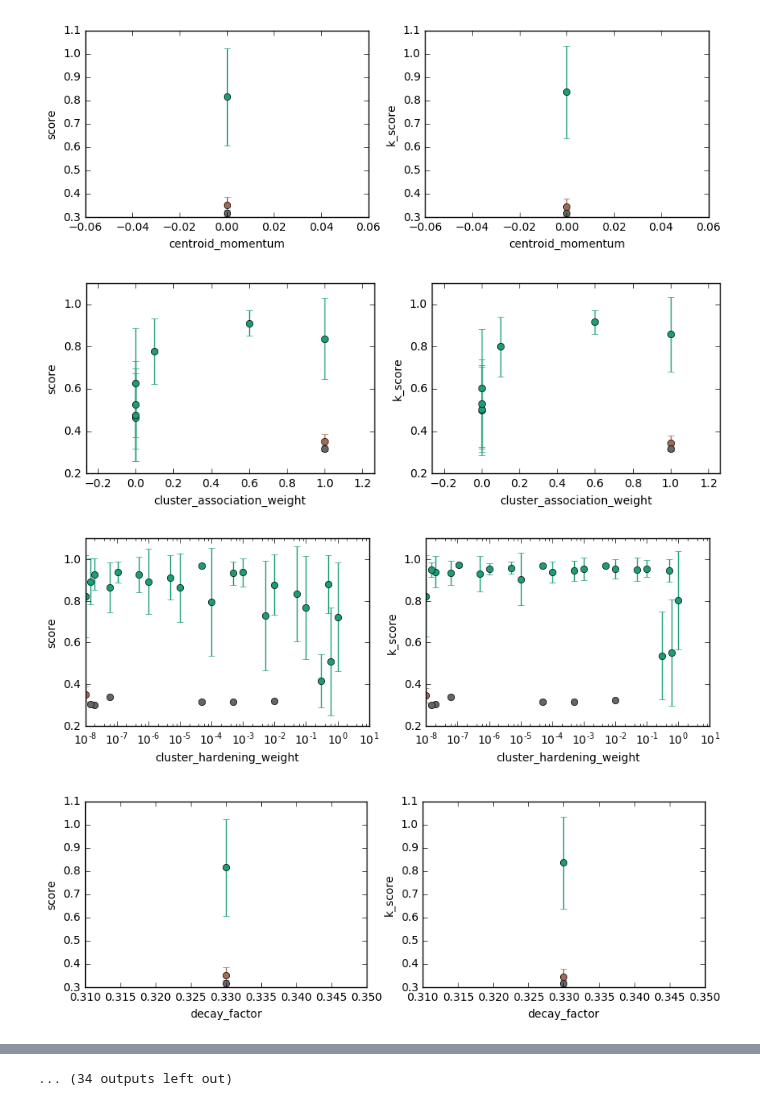
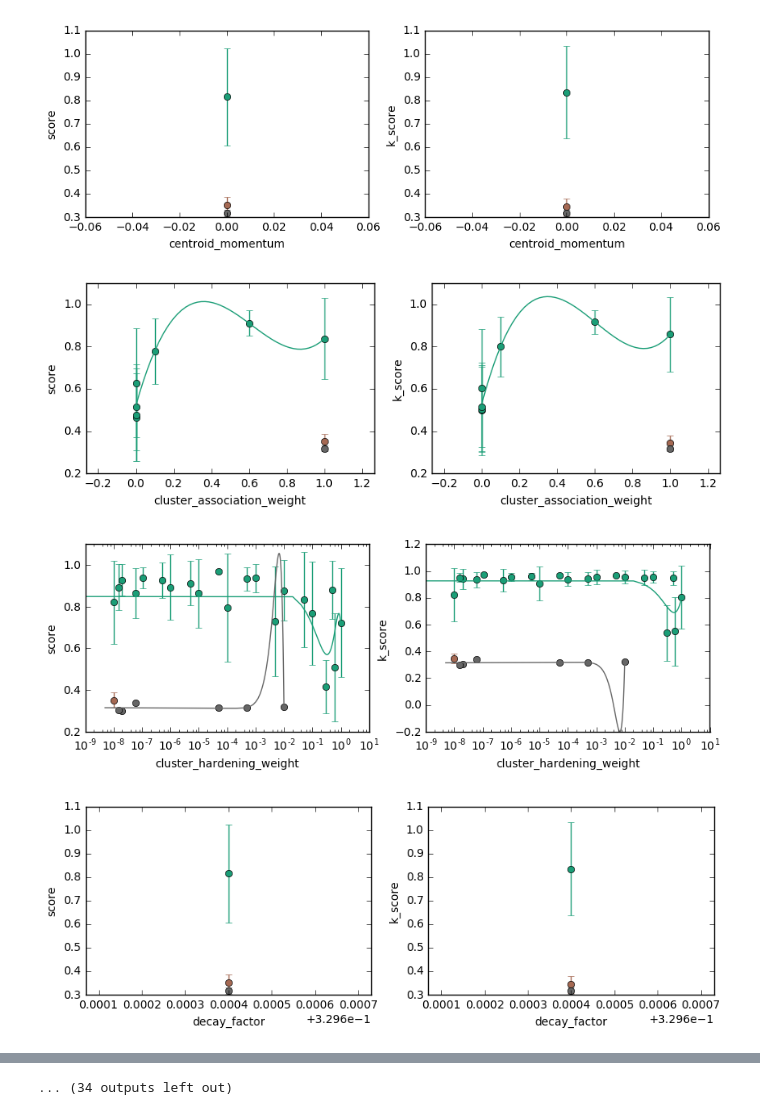
Before and after one commit to jplapp/associative_clustering, a Jupyter notebook: semisup/evaluation/master_table2.ipynb, the cells around one changed output, grey strips where cells are left out. Cells and saved outputs as stored; diff of their text form; code cells hidden in the pictures.

Commit message:
added ployfit to plots

```diff
--- a/semisup/evaluation/master_table2.ipynb
+++ b/semisup/evaluation/master_table2.ipynb
@@ -186,7 +186,7 @@ for param in params:
                 axs[ax].set_xticks(range(len(xlabels)), minor=False)
                 axs[ax].set_xticklabels(xlabels, minor=False, rotation=40, fontsize=8)
 
-            if False and len(xs) > 1:
+            if len(xs) > 1:
                 deg = np.clip(len(xs)-1, 1, 3)
                 pf = np.poly1d(np.polyfit(xs, ys, deg))
                 xp = np.linspace(np.min(xs), np.max(xs), 50)
@@ -213,4 +213,4 @@ for param in params:
 [figure]
-[figure, old version]
+[figure, new version]
-[figure, old version]
+[figure, new version]
-[figure, old version]
+[figure, new version]
```
Also changed, not shown: parts of 3 cells of this notebook.
